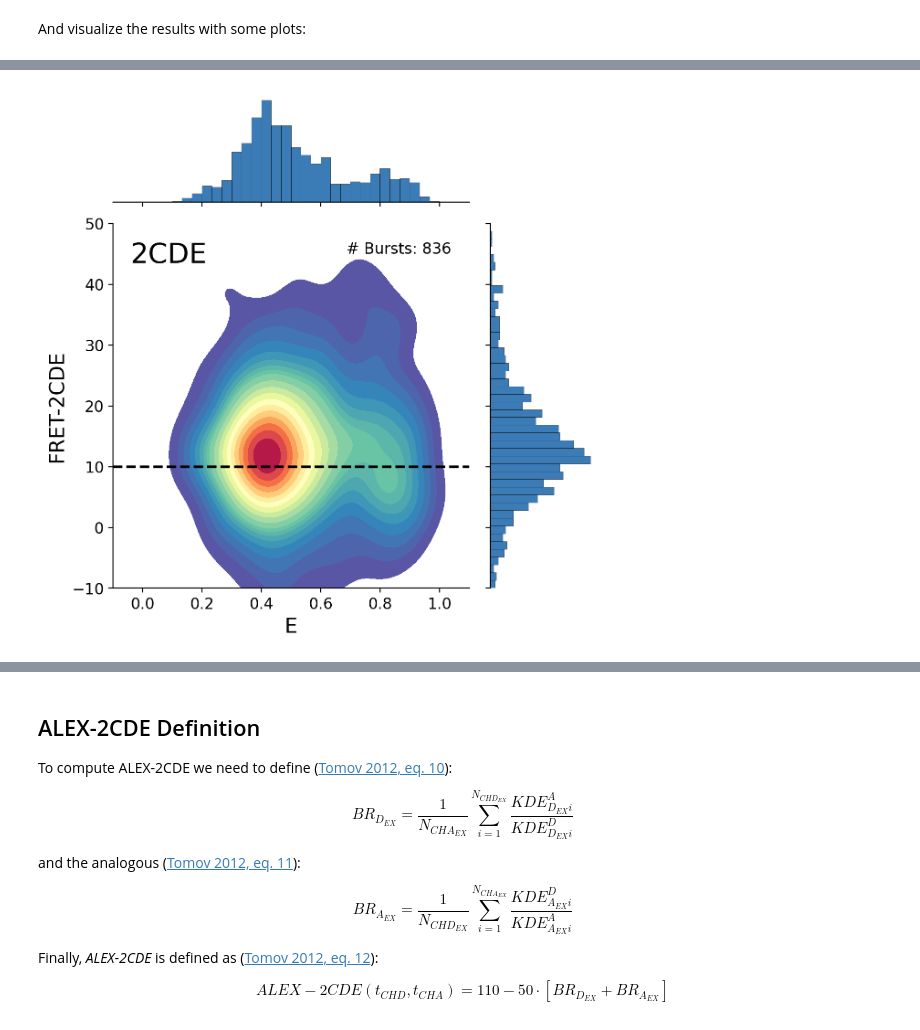
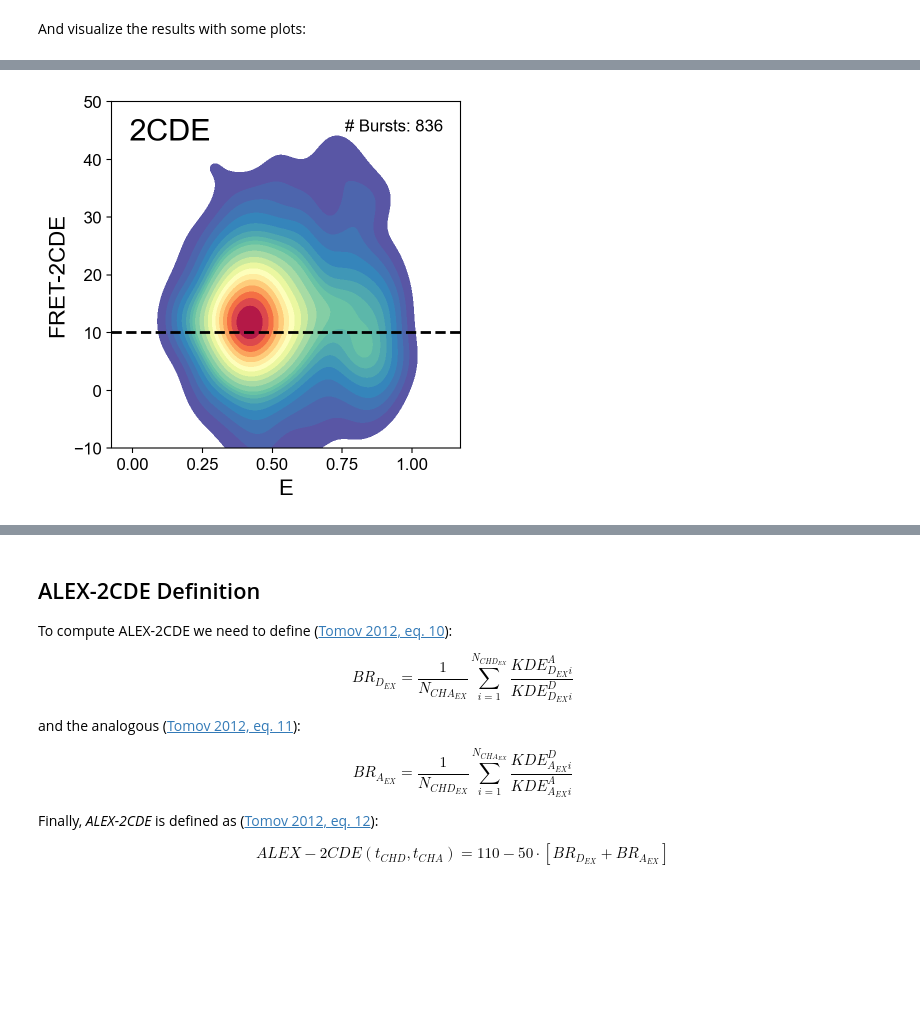
Before and after one commit to OpenSMFS/FRETBursts_notebooks, a Jupyter notebook: notebooks/Example - 2CDE Method.ipynb, the cells around one changed output, grey strips where cells are left out. Drawn from its saved outputs; the diff is of its cells as text; code cells hidden in the pictures; blank space fills up the shorter version.

```diff
--- a/notebooks/Example - 2CDE Method.ipynb
+++ b/notebooks/Example - 2CDE Method.ipynb
@@ -315,18 +314,17 @@ len(fret_2cde), len(fret_2cde_gauss), bursts.num_bursts, ds.num_bursts
 # %% [markdown]
 And visualize the results with some plots:
 # %%
-plt.figure(figsize=(4.5, 4.5))
-hist_kws = dict(edgecolor='k', linewidth=0.2,
-                facecolor=sns.color_palette('Spectral_r', 100)[7])
-
-valid = np.isfinite(fret_2cde)
-sns.kdeplot(x=ds.E[0][valid], y=fret_2cde[valid],
-            cmap='Spectral_r', shade=True, shade_lowest=False, n_levels=20)
-plt.xlabel('E', fontsize=16)
-plt.ylabel('FRET-2CDE', fontsize=16);
-plt.ylim(-10, 50);
-plt.axhline(10, ls='--', lw=2, color='k')
-plt.text(0.05, 0.95, '2CDE', va='top', fontsize=22, transform=plt.gca().transAxes)
-plt.text(0.95, 0.95, '# Bursts: %d' % valid.sum(),
-         va='top', ha='right', transform=plt.gca().transAxes)
-plt.savefig('2cde.png', bbox_inches='tight', dpi=200, transparent=False)
+def plot_kde(values):
+    valid = np.isfinite(values)
+    x, y = ds.E[0][valid], values[valid]
+    fig = plt.figure(figsize=(4.5, 4.5))
+    sns.kdeplot(x=x, y=y,
+                cmap='Spectral_r', fill=True, thresh=0.05, n_levels=20)
+    plt.xlabel('E', fontsize=16)
+    plt.ylabel('FRET-2CDE', fontsize=16)
+    plt.ylim(-10, 50)
+    plt.axhline(10, ls='--', lw=2, color='k')
+    plt.text(0.05, 0.95, '2CDE', va='top', fontsize=22, transform=plt.gca().transAxes)
+    plt.text(0.95, 0.95, '# Bursts: %d' % valid.sum(),
+            va='top', ha='right', transform=plt.gca().transAxes)
+    return fig
@@ -335,22 +331,5 @@ plt.savefig('2cde.png', bbox_inches='tight', dpi=200, transparent=False)
-# %%
-valid = np.isfinite(fret_2cde)
-x, y = ds.E[0][valid], fret_2cde[valid]
-hist_kws = dict(edgecolor='k', linewidth=0.2,
-                facecolor=sns.color_palette('Spectral_r', 100)[7])
-
-g = sns.JointGrid(x=x, y=y, ratio=3)
-g.plot_joint(sns.kdeplot, cmap='Spectral_r', shade=True, shade_lowest=False, n_levels=20)
-g.ax_marg_x.hist(x, bins=np.arange(-0.2, 1.2, 0.0333), **hist_kws)
-g.ax_marg_y.hist(y, bins=70, orientation="horizontal", **hist_kws)
-
-g.ax_joint.set_xlabel('E', fontsize=16)
-g.ax_joint.set_ylabel('FRET-2CDE', fontsize=16);
-g.ax_joint.set_ylim(-10, 50);
-g.ax_joint.set_xlim(-0.1, 1.1);
-g.ax_joint.axhline(10, ls='--', lw=2, color='k')
-g.ax_joint.text(0.05, 0.95, '2CDE', va='top', fontsize=22, transform=g.ax_joint.transAxes)
-g.ax_joint.text(0.95, 0.95, '# Bursts: %d' % valid.sum(),
-                va='top', ha='right', transform=g.ax_joint.transAxes)
-plt.savefig('2cde_joint.png', bbox_inches='tight', dpi=200, transparent=False)
-# %% [output]
-[figure, removed]
+# %%
+fig = plot_kde(fret_2cde)
+fig.savefig('2cde_laplace.png', bbox_inches='tight', dpi=200, transparent=False)
+# %% [output]
+[figure, added]
```
Also changed, not shown: parts of 11 cells of this notebook.
